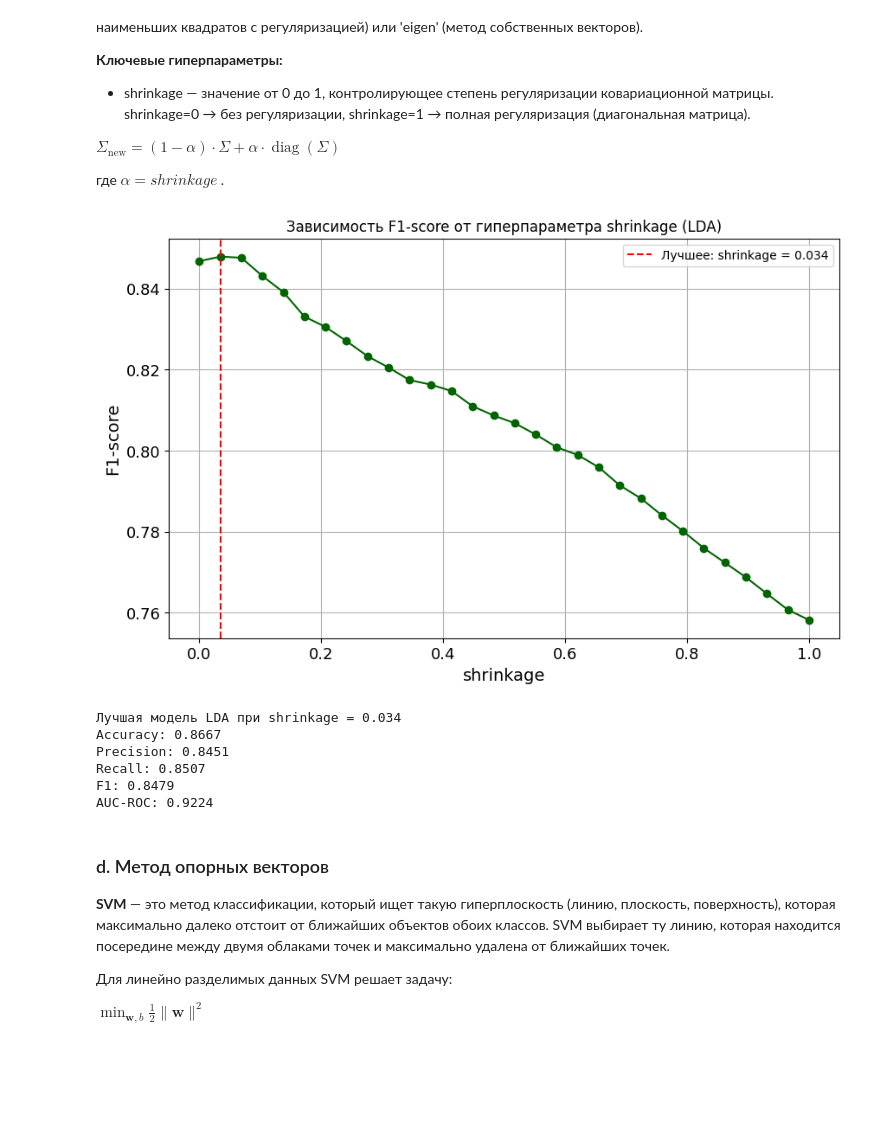
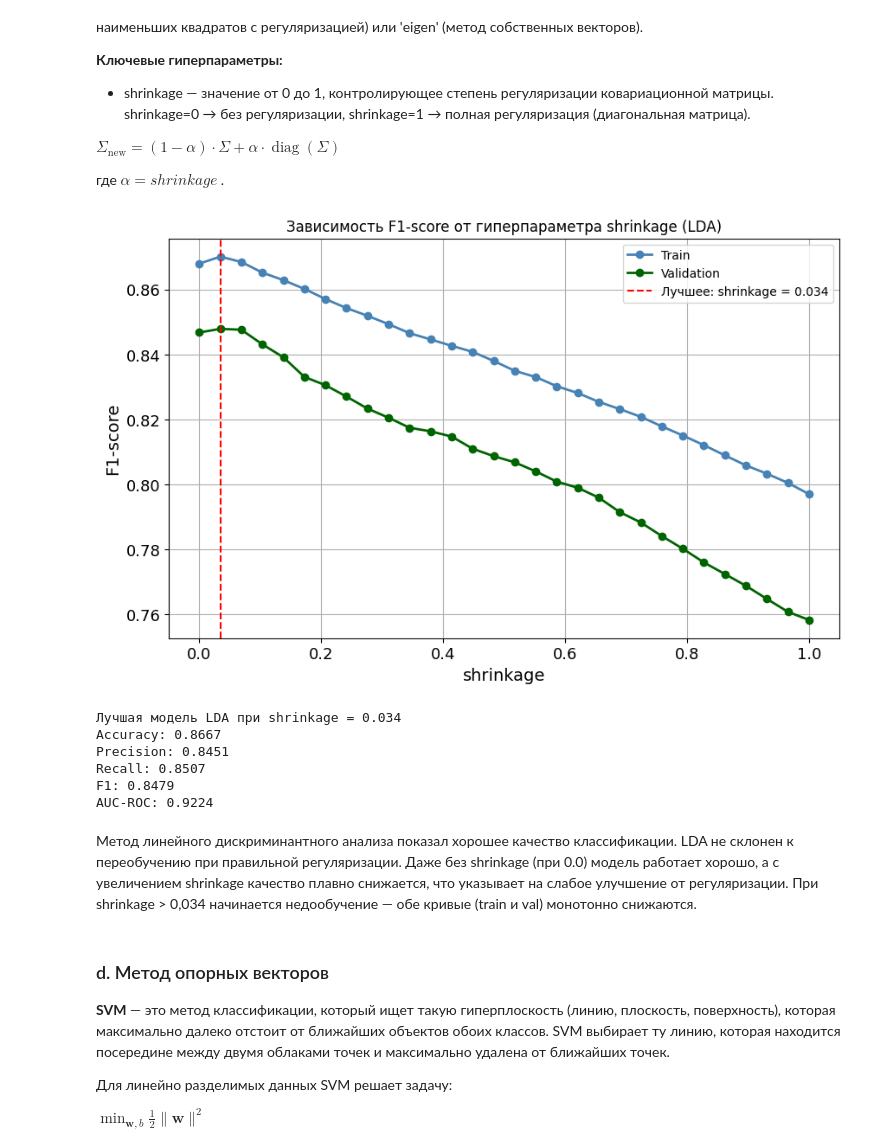
Before and after one commit to lilo5425/Machine_learning, a Jupyter notebook: LAB3/LAB3.ipynb, the cells around one changed output. Cells and saved outputs as stored; diff of their text form; code cells hidden in the pictures; blank space fills up the shorter version.

```diff
--- a/LAB3/LAB3.ipynb
+++ b/LAB3/LAB3.ipynb
@@ -403,58 +432,71 @@ $\Sigma_{\text{new}} = (1 - \alpha) \cdot \Sigma + \alpha \cdot \operatorname{di
 # %%
 shrinkage_values = np.linspace(0.0, 1.0, 30)
 
-f1_scores_lda = []
+f1_train_lda = []
+f1_val_lda = []
+
 for shrink in shrinkage_values:
     lda = LinearDiscriminantAnalysis(solver='lsqr', shrinkage=shrink)
     lda.fit(X_train_balanced, y_train_balanced)
-    y_pred = lda.predict(X_test)
-    f1 = f1_score(y_test, y_pred)
-    f1_scores_lda.append(f1)
 
-best_shrinkage = shrinkage_values[np.argmax(f1_scores_lda)]
-best_f1_lda = max(f1_scores_lda)
+    y_pred_train = lda.predict(X_train_balanced)
+    f1_train = f1_score(y_train_balanced, y_pred_train)
+    f1_train_lda.append(f1_train)
+
+    y_pred_val = lda.predict(X_test)
+    f1_val = f1_score(y_test, y_pred_val)
+    f1_val_lda.append(f1_val)
+
+best_idx_lda = np.argmax(f1_val_lda)
+best_shrinkage = shrinkage_values[best_idx_lda]
+best_f1_lda = f1_val_lda[best_idx_lda]
 
 plt.figure(figsize=(10, 6))
-plt.plot(shrinkage_values, f1_scores_lda, marker='o', linestyle='-', color='darkgreen')
+plt.plot(shrinkage_values, f1_train_lda, marker='o', linestyle='-', color='steelblue',
+         label='Train', linewidth=2)
+plt.plot(shrinkage_values, f1_val_lda, marker='o', linestyle='-', color='darkgreen',
+         label='Validation', linewidth=2)
 plt.axvline(best_shrinkage, color='red', linestyle='--', label=f'Лучшее: shrinkage = {best_shrinkage:.3f}')
 plt.xlabel('shrinkage', fontsize=14)
 plt.ylabel('F1-score', fontsize=14)
 plt.title('Зависимость F1-score от гиперпараметра shrinkage (LDA)')
 plt.legend()
 plt.xticks(fontsize=13)
 plt.yticks(fontsize=13)
 plt.grid(True)
 plt.show()
 
 lda_best = LinearDiscriminantAnalysis(solver='lsqr', shrinkage=best_shrinkage)
 lda_best.fit(X_train_balanced, y_train_balanced)
 
 y_pred_lda = lda_best.predict(X_test)
 y_proba_lda = lda_best.predict_proba(X_test)[:, 1]
 
 metrics_lda = {
     'Model': 'LDA',
     'Accuracy': accuracy_score(y_test, y_pred_lda),
     'Precision': precision_score(y_test, y_pred_lda),
     'Recall': recall_score(y_test, y_pred_lda),
     'F1': f1_score(y_test, y_pred_lda),
     'AUC-ROC': roc_auc_score(y_test, y_proba_lda)
 }
 
 results.append(metrics_lda)
 
 print(f"\nЛучшая модель LDA при shrinkage = {best_shrinkage:.3f}")
 for metric, value in metrics_lda.items():
     if metric != 'Model':
         print(f"{metric}: {value:.4f}")
 # %% [output]
-[figure, old version]
+[figure, new version]
 Лучшая модель LDA при shrinkage = 0.034
 Accuracy: 0.8667
 Precision: 0.8451
 Recall: 0.8507
 F1: 0.8479
 AUC-ROC: 0.9224
+# %% [markdown]
+Метод линейного дискриминантного анализа показал хорошее качество классификации. LDA не склонен к переобучению при правильной регуляризации. Даже без shrinkage (при 0.0) модель работает хорошо, а с увеличением shrinkage качество плавно снижается, что указывает на слабое улучшение от регуляризации. При shrinkage > 0,034 начинается недообучение — обе кривые (train и val) монотонно снижаются.
 # %% [markdown]
 ### d. Метод опорных векторов
 **SVM** — это метод классификации, который ищет такую гиперплоскость (линию, плоскость, поверхность), которая максимально далеко отстоит от ближайших объектов обоих классов. SVM выбирает ту линию, которая находится посередине между двумя облаками точек и максимально удалена от ближайших точек.
```
Also changed, not shown: parts of 24 cells of this notebook, 4 other files.
